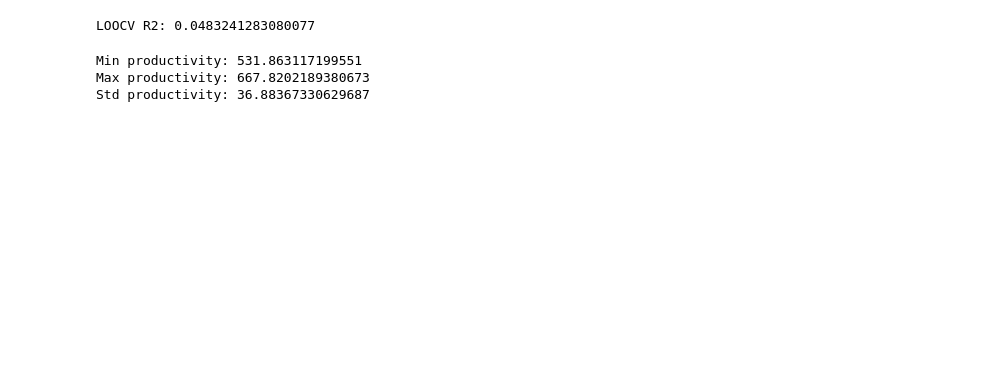
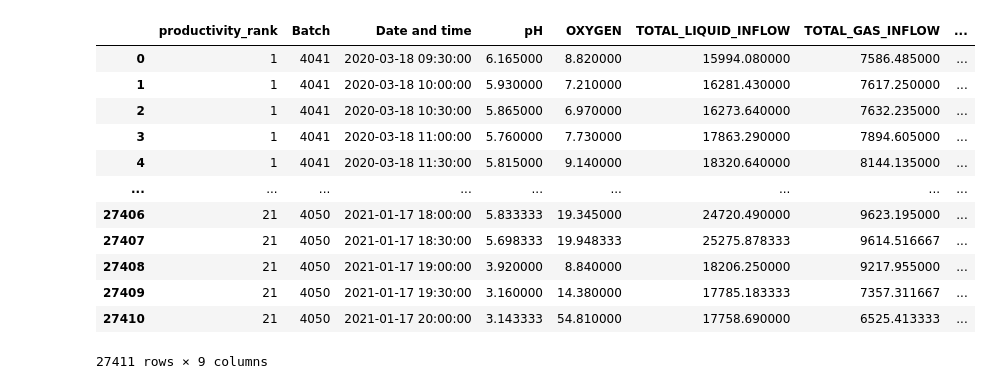
Before and after one commit to RichardFisher1/Applied, a Jupyter notebook: notebooks/RichardNotes.ipynb, the cells around one changed output. Drawn from its saved outputs; the diff is of its cells as text; code cells hidden in the pictures; blank space fills up the shorter version.

```diff
--- a/notebooks/RichardNotes.ipynb
+++ b/notebooks/RichardNotes.ipynb
@@ -723,17 +0,0 @@ print(importance_df)
-# %%
-from sklearn.metrics import r2_score
-from sklearn.model_selection import cross_val_predict
-
-preds = cross_val_predict(pipe, X_model, y_model, cv=LeaveOneOut())
-
-print("LOOCV R2:", r2_score(y_model, preds))
-# %% [output]
-LOOCV R2: 0.0483241283080077
-# %%
-print("Min productivity:", y_model.min())
-print("Max productivity:", y_model.max())
-print("Std productivity:", y_model.std())
-# %% [output]
-Min productivity: 531.863117199551
-Max productivity: 667.8202189380673
-Std productivity: 36.88367330629687
@@ -739,0 +8,49 @@ Std productivity: 36.88367330629687
+# %%
+from pathlib import Path
+from tsfresh.utilities.dataframe_functions import impute
+import numpy as np
+
+
+# --------------------------------------------------
+# Load Data
+# --------------------------------------------------
+
+PROJECT_ROOT = Path.cwd().parent
+DATA_DIR = PROJECT_ROOT / "data"
+
+operating_csv = DATA_DIR / "4000 series operating data.csv"
+product_xlsx = DATA_DIR / "4000 series product data.xlsx"
+
+op_df = load_operating_data(operating_csv)
+prod_df = load_product_data(product_xlsx)
+
+rate_df = compute_product_rate(op_df, prod_df)
+
+op_df_new = prepare_operating_timeseries(
+    op_df,
+    add_tier=False,
+    resample_rule="30min"
+)
+
+op_df_new = op_df_new.reset_index()
+op_df_new = op_df_new[op_df_new["Batch"] != 4053]
+# op_df_new = op_df_new.drop(columns=["productivity_rank"])
+
+op_df_new = op_df_new.replace([np.inf, -np.inf], np.nan)
+op_df_new = op_df_new.fillna(0)
+# %%
+op_df_new
+# %% [output]
+|  | productivity_rank | Batch | Date and time | pH | OXYGEN | TOTAL_LIQUID_INFLOW | TOTAL_GAS_INFLOW | ... |
+| 0 | 1 | 4041 | 2020-03-18 09:30:00 | 6.165000 | 8.820000 | 15994.080000 | 7586.485000 | ... |
+| 1 | 1 | 4041 | 2020-03-18 10:00:00 | 5.930000 | 7.210000 | 16281.430000 | 7617.250000 | ... |
+| 2 | 1 | 4041 | 2020-03-18 10:30:00 | 5.865000 | 6.970000 | 16273.640000 | 7632.235000 | ... |
+| 3 | 1 | 4041 | 2020-03-18 11:00:00 | 5.760000 | 7.730000 | 17863.290000 | 7894.605000 | ... |
+| 4 | 1 | 4041 | 2020-03-18 11:30:00 | 5.815000 | 9.140000 | 18320.640000 | 8144.135000 | ... |
+| ... | ... | ... | ... | ... | ... | ... | ... | ... |
+| 27406 | 21 | 4050 | 2021-01-17 18:00:00 | 5.833333 | 19.345000 | 24720.490000 | 9623.195000 | ... |
+| 27407 | 21 | 4050 | 2021-01-17 18:30:00 | 5.698333 | 19.948333 | 25275.878333 | 9614.516667 | ... |
+| 27408 | 21 | 4050 | 2021-01-17 19:00:00 | 3.920000 | 8.840000 | 18206.250000 | 9217.955000 | ... |
+| 27409 | 21 | 4050 | 2021-01-17 19:30:00 | 3.160000 | 14.380000 | 17785.183333 | 7357.311667 | ... |
+| 27410 | 21 | 4050 | 2021-01-17 20:00:00 | 3.143333 | 54.810000 | 17758.690000 | 6525.413333 | ... |
+27411 rows × 9 columns
```
Also changed, not shown: parts of 44 cells of this notebook, 3 other files.
